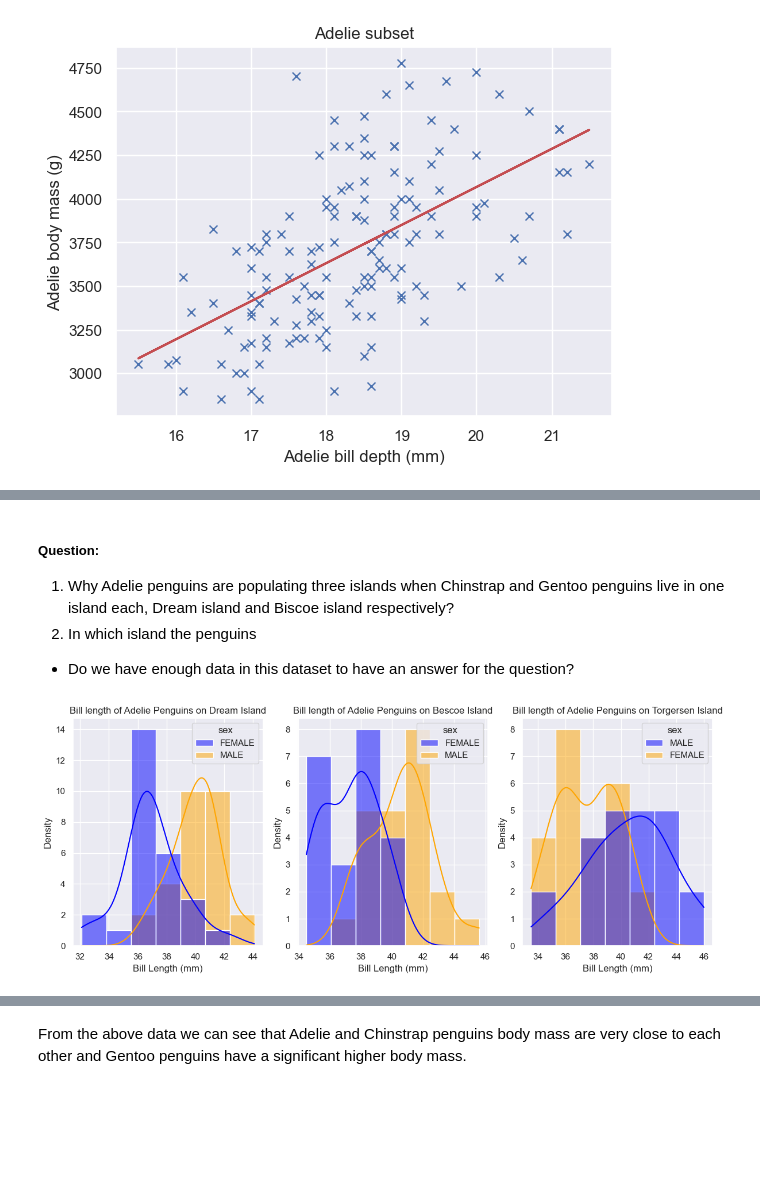
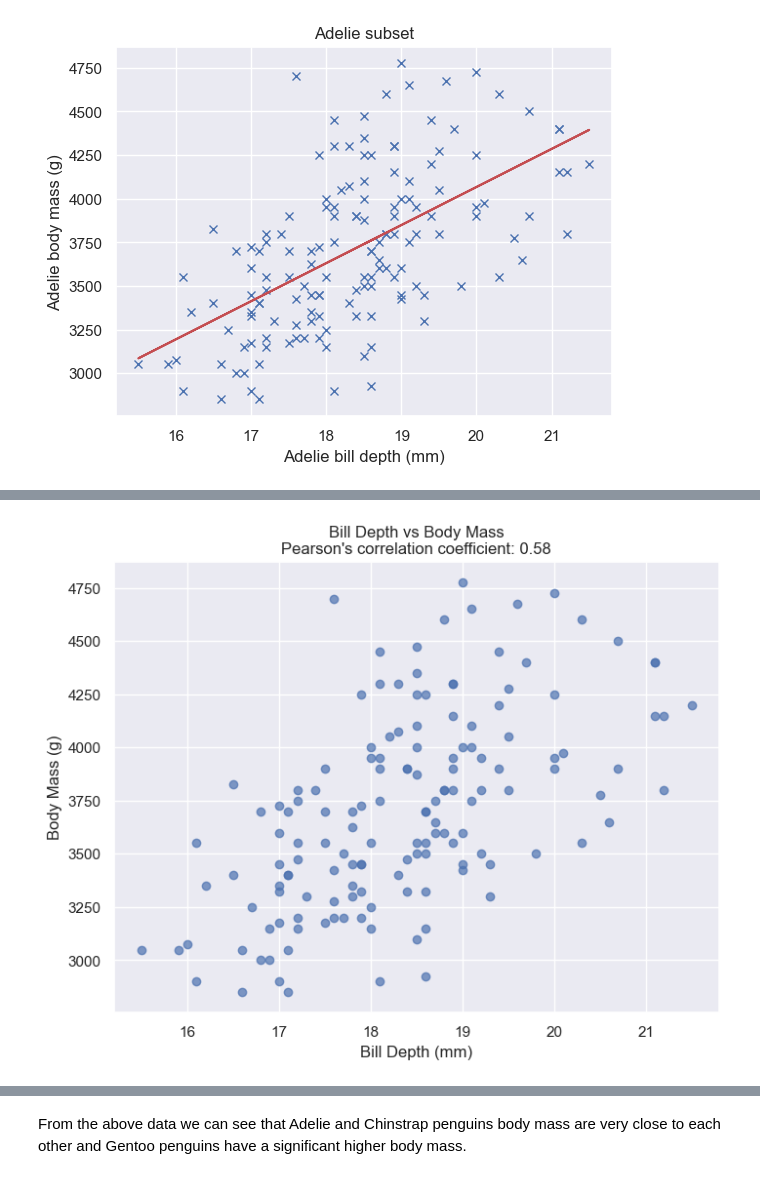
Before and after one commit to ermelinda-q/data_analytics, a Jupyter notebook: penguins.ipynb, the cells around one changed output, grey strips where cells are left out. Cells and saved outputs as stored; diff of their text form; code cells hidden in the pictures; blank space fills up the shorter version.

Commit message:
correlation and conclusion

```diff
--- a/penguins.ipynb
+++ b/penguins.ipynb
@@ -543,44 +546,14 @@ array([[1.        , 0.58015601],
-# %% [markdown]
-##### Question:
-1. Why Adelie penguins are populating three islands when Chinstrap and Gentoo penguins live in one island each, Dream island and Biscoe island respectively?
-2. In which island the penguins
-- Do we have enough data in this dataset to have an answer for the question?
-# %%
-
-# Filter Adelie penguins on Torgersen, Dream, and Biscoe Islands
-adelie_islands_penguins = df[df['species'] == 'Adelie']
-adelie_torgersen_penguins = adelie_islands_penguins[adelie_islands_penguins['island'] == 'Torgersen']
-adelie_dream_penguins = adelie_islands_penguins[adelie_islands_penguins['island'] == 'Dream']
-adelie_biscoe_penguins = adelie_islands_penguins[adelie_islands_penguins['island'] == 'Biscoe']
-
-# Create subplots
-fig, axes = plt.subplots(1, 3, figsize=(12, 5))
-
-# Plot histogram for bill length of Adelie Penguins on Torgersen Island
-sns.histplot(data=adelie_dream_penguins, x='bill_length_mm', hue='sex', palette=['blue', 'orange'], kde=True, ax=axes[0])
-axes[0].set_title('Bill length of Adelie Penguins on Dream Island')
-axes[0].set_xlabel('Bill Length (mm)')
-axes[0].set_ylabel('Density')
-axes[0].grid(True)
-
-# Plot histogram for bill depth of Adelie Penguins on Dream Island
-sns.histplot(data=adelie_biscoe_penguins, x='bill_length_mm', hue='sex', palette=['blue', 'orange'], kde=True, ax=axes[1])
-axes[1].set_title('Bill length of Adelie Penguins on Bescoe Island')
-axes[1].set_xlabel('Bill Length (mm)')
-axes[1].set_ylabel('Density')
-axes[1].grid(True)
-
-# Plot histogram for flipper length of Adelie Penguins on Biscoe Island
-sns.histplot(data=adelie_torgersen_penguins, x='bill_length_mm', hue='sex', palette=['blue', 'orange'], kde=True, ax=axes[2])
-axes[2].set_title('Bill length of Adelie Penguins on Torgersen Island')
-axes[2].set_xlabel('Bill Length (mm)')
-axes[2].set_ylabel('Density')
-axes[2].grid(True)
-
-# Adjust layout
-plt.tight_layout()
-
-# Show the plot
-plt.show()
-# %% [output]
-[figure, removed]
+# %%
+# Calculate Pearson's correlation coefficient
+correlation_coef, _ = pearsonr(adelie_penguins['bill_depth_mm'], adelie_penguins['body_mass_g'])
+
+# Plot the graph
+plt.figure(figsize=(8, 6))
+plt.scatter(adelie_penguins['bill_depth_mm'], adelie_penguins['body_mass_g'], alpha=0.7)
+plt.title(f"Bill Depth vs Body Mass\nPearson's correlation coefficient: {correlation_coef:.2f}")
+plt.xlabel('Bill Depth (mm)')
+plt.ylabel('Body Mass (g)')
+plt.grid(True)
+plt.show()
+# %% [output]
+[figure, added]
```
Also changed, not shown: parts of 11 cells of this notebook.
